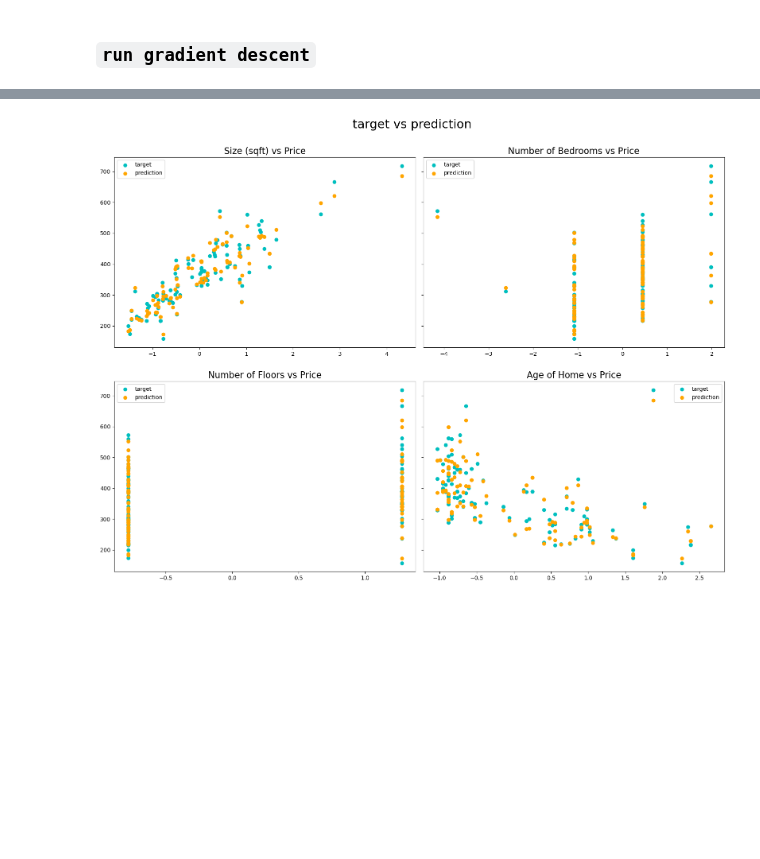
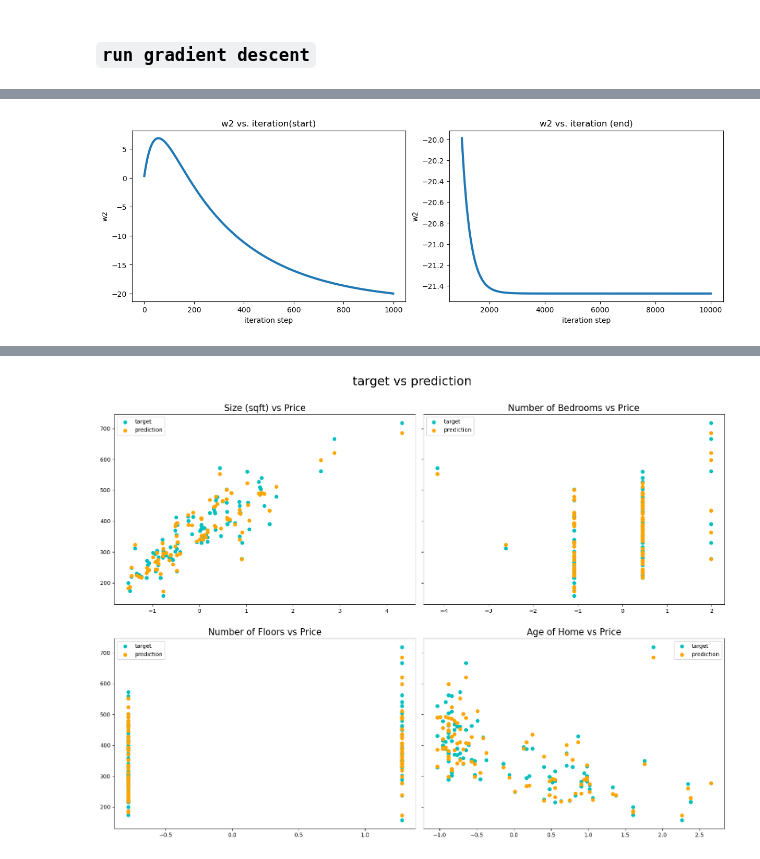
Before and after one commit to AiPrabhat/regressions, a Jupyter notebook: adv_linear_regression.ipynb, the cells around one changed output, grey strips where cells are left out. Saved outputs shown, nothing was run; the diff lists cells and outputs as text; code cells hidden in the pictures; blank space fills up the shorter version.

```diff
--- a/adv_linear_regression.ipynb
+++ b/adv_linear_regression.ipynb
@@ -202,0 +231,4 @@ plt.grid(True)
+# %%
+plotHistory(p_history.w2, 'w2')
+# %% [output]
+[figure, added]
```
Also changed, not shown: parts of 14 cells of this notebook, 1 other file.
